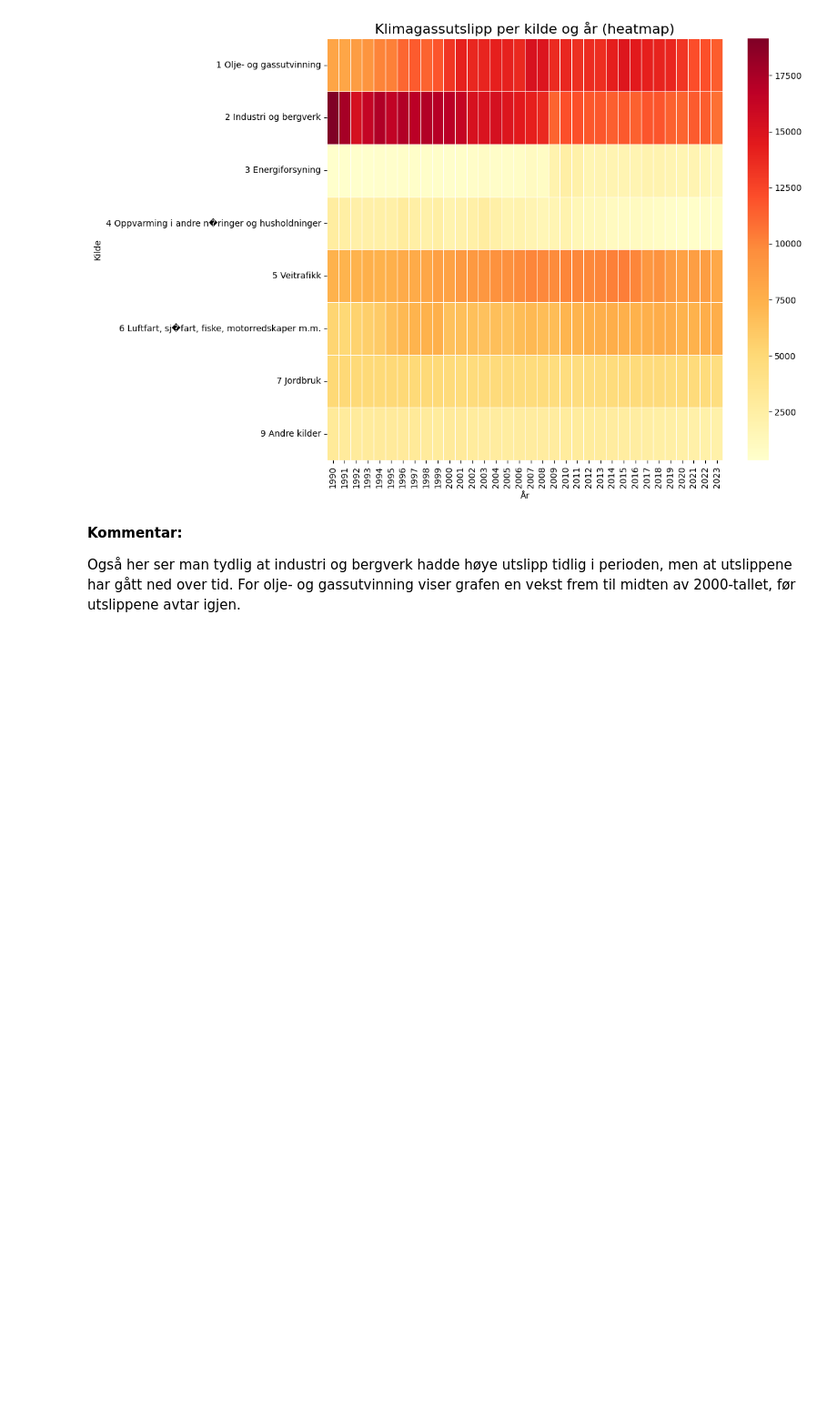
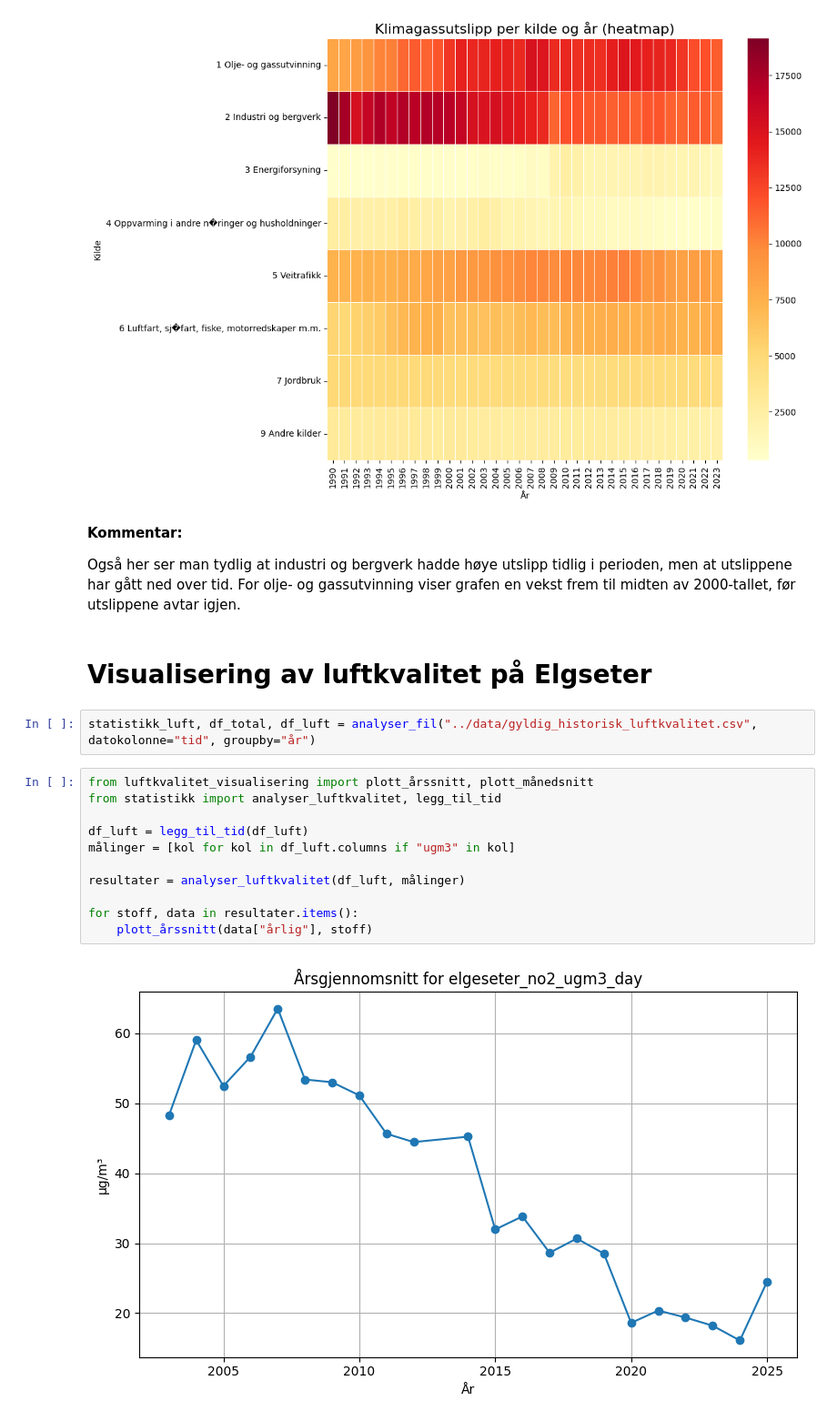
Before and after one commit to idunnbh/Mappe, a Jupyter notebook: notebooks/Visualisering.ipynb, the cells around one changed output. Shown at 91% size. Saved outputs shown, nothing was run; the diff lists cells and outputs as text; blank space fills up the shorter version.

Commit message:
Laget funksjoner for visualisering av luftkvalitet og kjører de fra notebooks

```diff
--- a/notebooks/Visualisering.ipynb
+++ b/notebooks/Visualisering.ipynb
@@ -264,3 +264,20 @@ plot_heatmap_per_kilde(df)
 **Kommentar:**
 
 Også her ser man tydlig at industri og bergverk hadde høye utslipp tidlig i perioden, men at utslippene har gått ned over tid. For olje- og gassutvinning viser grafen en vekst frem til midten av 2000-tallet, før utslippene avtar igjen.
+# %% [markdown]
+# Visualisering av luftkvalitet på Elgseter
+# %%
+statistikk_luft, df_total, df_luft = analyser_fil("../data/gyldig_historisk_luftkvalitet.csv", datokolonne="tid", groupby="år")
+# %%
+from luftkvalitet_visualisering import plott_årssnitt, plott_månedsnitt
+from statistikk import analyser_luftkvalitet, legg_til_tid
+
+df_luft = legg_til_tid(df_luft)
+målinger = [kol for kol in df_luft.columns if "ugm3" in kol]
+
+resultater = analyser_luftkvalitet(df_luft, målinger)
+
+for stoff, data in resultater.items():
+    plott_årssnitt(data["årlig"], stoff)
+# %% [output]
+[figure, added]
```
Also changed, not shown: parts of 3 cells of this notebook, 1 other file.
